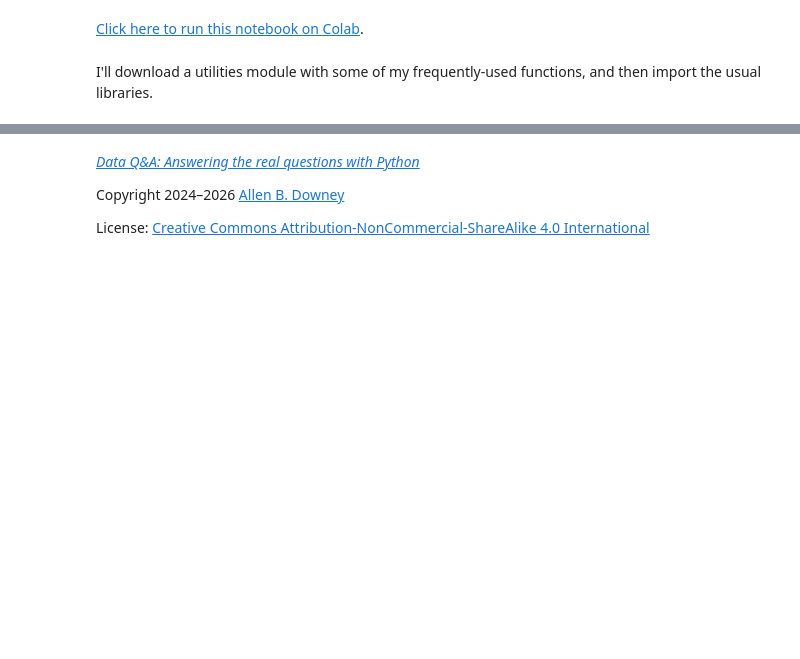
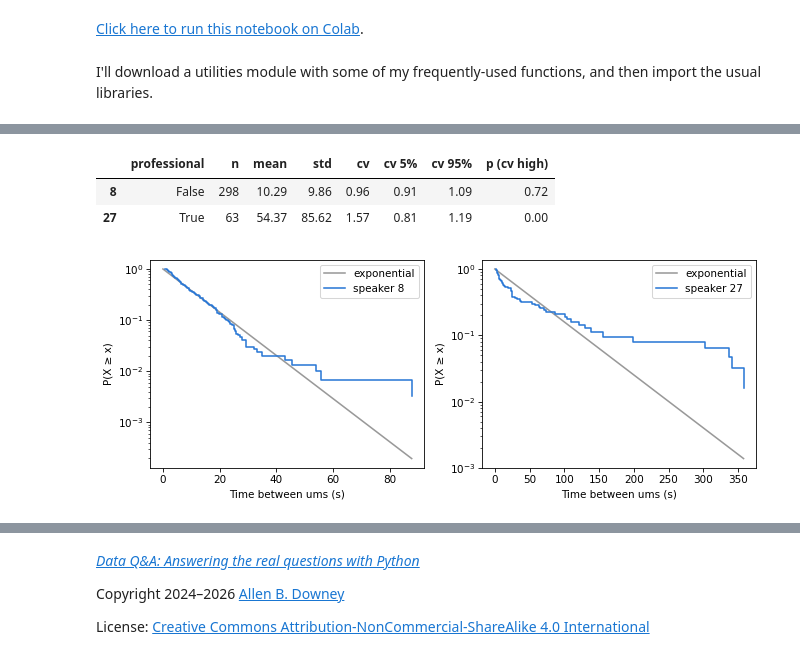
Before and after one commit to AllenDowney/DataQnA, a Jupyter notebook: nb/poisson_umm.ipynb, the cells around one changed output, grey strips where cells are left out. Cells and saved outputs as stored; diff of their text form; code cells hidden in the pictures; blank space fills up the shorter version.

```diff
--- a/nb/poisson_umm.ipynb
+++ b/nb/poisson_umm.ipynb
@@ -208,0 +214,27 @@ for col in df.columns:
+# %%
+examples = ['8', '27']
+summary.loc[examples].round(2)
+# %% [output]
+|  | professional | n | mean | std | cv | cv 5% | cv 95% | p (cv high) |
+| 8 | False | 298 | 10.29 | 9.86 | 0.96 | 0.91 | 1.09 | 0.72 |
+| 27 | True | 63 | 54.37 | 85.62 | 1.57 | 0.81 | 1.19 | 0.00 |
+# %%
+def plot_tail(x, **options):
+    tail = TailDist.from_seq(x)
+    tail.step(**options)
+    return tail
+
+
+def plot_model(x, **options):
+    qs = np.linspace(0, x.max(), 201)
+    plt.plot(qs, expon(scale=x.mean()).sf(qs), color=GRAY, **options)
+# %%
+fig, axes = plt.subplots(1, 2, figsize=(9, 3.5))
+for ax, speaker in zip(axes, examples):
+    plt.sca(ax)
+    x = intervals[speaker]
+    plot_model(x, label="exponential")
+    plot_tail(x, color=BLUE, label=f"speaker {speaker}")
+    decorate(xlabel="Time between ums (s)", ylabel="P(X ≥ x)", yscale="log")
+# %% [output]
+[figure, added]
```
Also changed, not shown: parts of 69 cells of this notebook, 6 other files.
